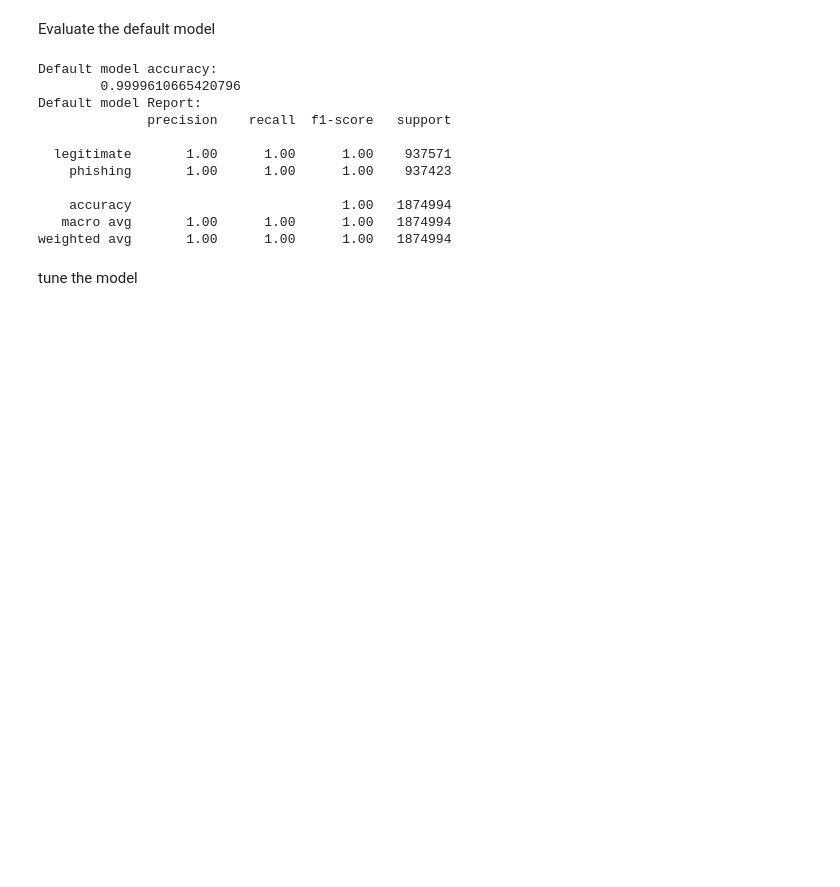
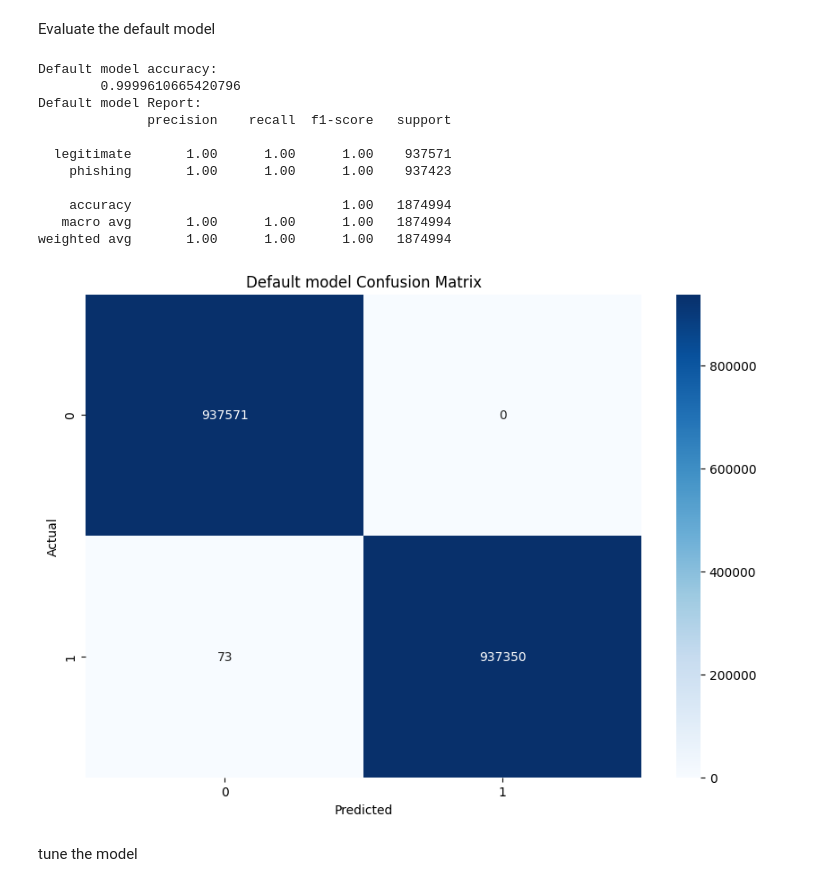
Before and after one commit to JarneAe/Phishing_ML, a Jupyter notebook: Notebooks/HyperParamater_Tuning.ipynb, the cells around one changed output. Saved outputs shown, nothing was run; the diff lists cells and outputs as text; code cells hidden in the pictures; blank space fills up the shorter version.

Commit message:
added confusion matrix function from tuner class to models

```diff
--- a/Notebooks/HyperParamater_Tuning.ipynb
+++ b/Notebooks/HyperParamater_Tuning.ipynb
@@ -78,6 +79,10 @@ Default model Report:
     accuracy                           1.00   1874994
    macro avg       1.00      1.00      1.00   1874994
 weighted avg       1.00      1.00      1.00   1874994
+# %%
+tuner_log_reg.confusion_matrix()
+# %% [output]
+[figure, added]
 # %% [markdown]
 tune the model
 # %%
```
Also changed, not shown: parts of 8 cells of this notebook, 1 other file.
